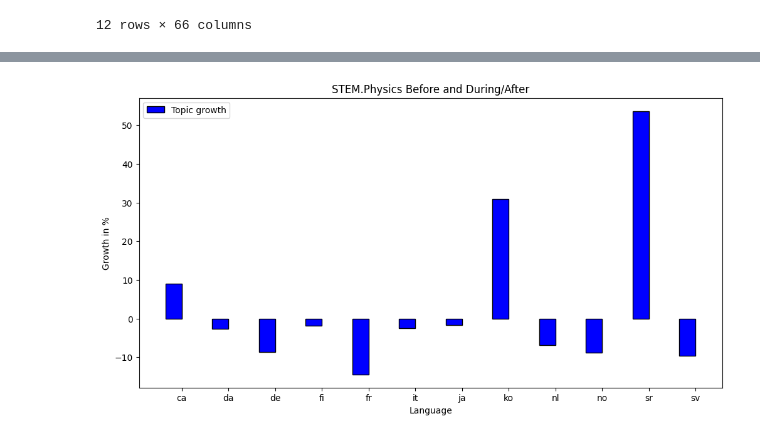
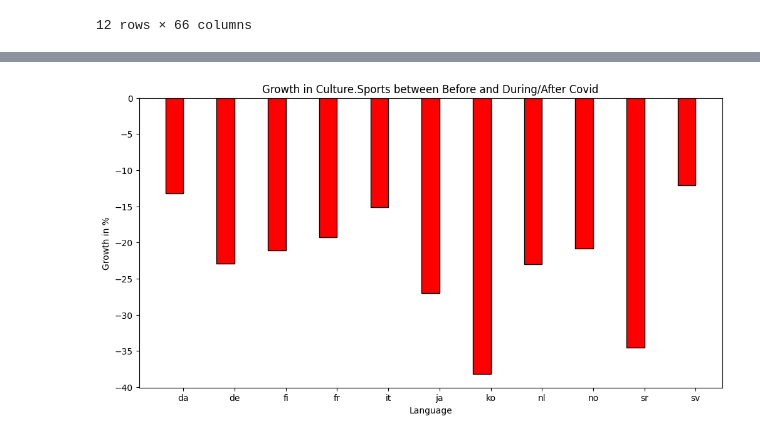
Before and after one commit to epfl-ada/ada-2023-project-rablashijupa, a Jupyter notebook: Step 2.ipynb, the cells around one changed output, grey strips where cells are left out. Saved outputs shown, nothing was run; the diff lists cells and outputs as text; code cells hidden in the pictures.

```diff
--- a/Step 2.ipynb
+++ b/Step 2.ipynb
@@ -359,0 +213,12 @@ display(df_timeseries_aft)
+# %%
+duplicates_A = pre_covid_df[pre_covid_df.duplicated(subset=['language', 'topic'], keep=False)]
+pre_covid_df_agg = pre_covid_df.groupby(['language', 'topic']).median().reset_index()
+df_topics_before = pre_covid_df_agg.pivot(index='language', columns='topic', values='proportion').reset_index()
+duplicates_B = covid_df[covid_df.duplicated(subset=['language', 'topic'], keep=False)]
+covid_df_agg = covid_df.groupby(['language', 'topic']).median().reset_index()
+df_topics_during = covid_df_agg.pivot(index='language', columns='topic', values='proportion').reset_index()
+
+df_topics_during.rename(columns = {'language' : 'lang_prefix'}, inplace = True)
+df_topics_before.rename(columns = {'language' : 'lang_prefix'}, inplace = True)
+display(df_topics_before)
+display(df_topics_during)
@@ -389,8 +337,8 @@ topic_mapping = {
 
 mapped_timeseries_df_aft = pd.DataFrame(columns=['STEM', 'History and Society', 'Geography', 'Culture'])
 for category, sub_topics in topic_mapping.items():
-    mapped_timeseries_df_aft[category] = df_timeseries_aft[sub_topics].sum(axis=1)
-mapped_timeseries_df_aft['lang_prefix'] = df_timeseries_aft['lang_prefix']
+    mapped_timeseries_df_aft[category] = df_topics_during[sub_topics].sum(axis=1)
+mapped_timeseries_df_aft['lang_prefix'] = df_topics_during['lang_prefix']
 
 display(mapped_timeseries_df_aft)
 # %% [output]
@@ -410,8 +358,8 @@ display(mapped_timeseries_df_aft)
 # %%
 mapped_timeseries_df_bef = pd.DataFrame(columns=['STEM', 'History and Society', 'Geography', 'Culture'])
 for category, sub_topics in topic_mapping.items():
-    mapped_timeseries_df_bef[category] = df_timeseries_bef[sub_topics].sum(axis=1)
-mapped_timeseries_df_bef['lang_prefix'] = df_timeseries_bef['lang_prefix']
+    mapped_timeseries_df_bef[category] = df_topics_before[sub_topics].sum(axis=1)
+mapped_timeseries_df_bef['lang_prefix'] = df_topics_before['lang_prefix']
 
 display(mapped_timeseries_df_bef)
 # %% [output]
@@ -602,44 +505,46 @@ topic_mapping = {
 # %%
-def topic_growth(df_bef, df_aft, category):
-    # Set 'lang_prefix' as the index for both DataFrames
+# Create a function to show the growth in interest for topics
+def topic_growth_1(df_bef, df_aft, category):
     df_bef.set_index('lang_prefix', inplace=True)
     df_aft.set_index('lang_prefix', inplace=True)
 
-    # Check if the category exists in both DataFrames
     if category not in df_bef.columns or category not in df_aft.columns:
         print(f"Category '{category}' not found in both DataFrames.")
         return
 
-    # Adjust the figsize based on your preference
+    # Filter out the 'ca' language as the sample is too small
+    df_bef = df_bef[df_bef.index != 'ca']
+    df_aft = df_aft[df_aft.index != 'ca']
+
     fig, ax = plt.subplots(figsize=(12, 6))
 
-    # Set the bar width for better visualization
     bar_width = 0.35
 
-    # Get the categories and their positions
     categories = df_bef.index
     positions_bef = np.arange(len(categories))
     positions_aft = positions_bef + bar_width
 
+    # Topic growth is defined as the growth in views in a topic minus the overall growth in pageviews
+    growth = ((df_aft[category] - df_bef[category]) / df_bef[category] - (df_aft['total_pageviews'] - df_bef['total_pageviews']) / df_bef['total_pageviews']) * 100
+
+    # Set the color of the bars based on the growth value
+    colors = ['red' if g < 0 else 'green' for g in growth]
+
     # Plot the bar chart for df_bef
-    ax.bar(positions_bef, ((df_aft[category]-df_bef[category])/df_bef[category] - (df_aft['total_pageviews']-df_bef['total_pageviews'])/df_bef['total_pageviews'])*100, width=bar_width, color='blue', edgecolor='black', label='Topic growth')
-
-    # Plot the bar chart for df_aft
-    #ax.bar(positions_aft, df_aft[category], width=bar_width, color='orange', edgecolor='black', label='During/After')
+    ax.bar(positions_bef, growth, width=bar_width, color=colors, edgecolor='black', label='Topic growth')
 
     # Add titles and labels
-    ax.set_title(f'{category} Before and During/After')
+    ax.set_title(f'Growth in {category} between Before and During/After Covid')
     ax.set_xlabel('Language')
     ax.set_ylabel('Growth in %')
     ax.set_xticks(positions_bef + bar_width / 2)
     ax.set_xticklabels(categories)
-    ax.legend()
+    #ax.legend()
 
-    # Show the plot
+    plt.savefig('Sports.png')
     plt.show()
 
-# Example usage:
-# Replace df_timeseries_bef and df_timeseries_aft with your actual DataFrames
-topic_growth(df_timeseries_bef_raw.copy(), df_timeseries_aft_raw.copy(), 'STEM.Physics')
+
+topic_growth_1(df_timeseries_bef_raw.copy(), df_timeseries_aft_raw.copy(), 'Culture.Sports')
 # %% [output]
-[figure, old version]
+[figure, new version]
```
Also changed, not shown: parts of 30 cells of this notebook.
